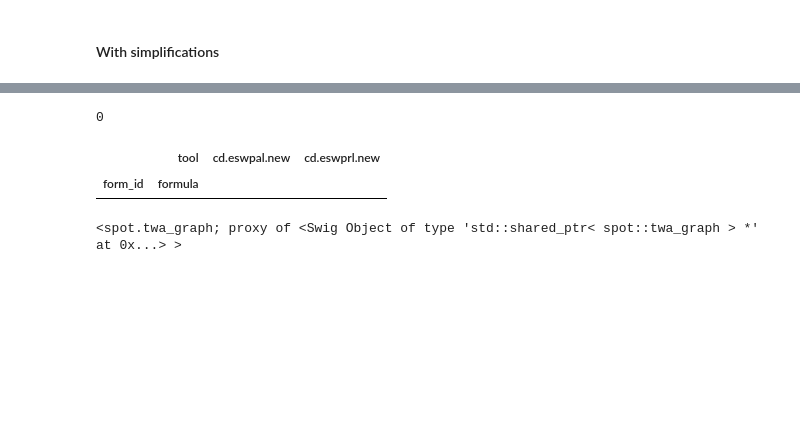
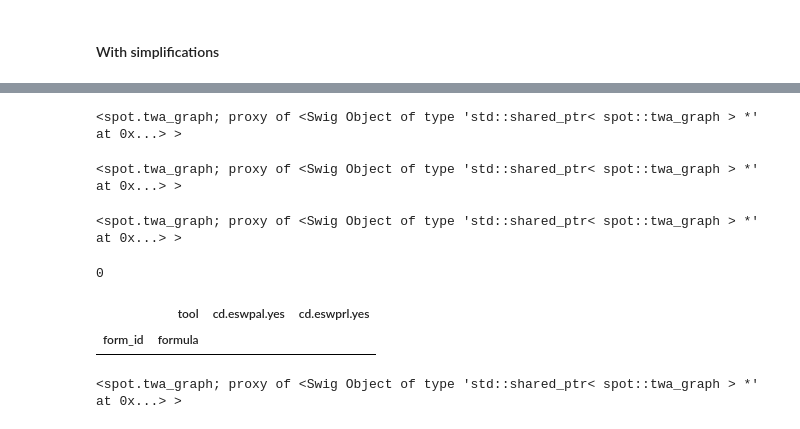
Before and after one commit to mklokocka/seminator, a Jupyter notebook: Run_comparison_nondet.ipynb, the cells around one changed output, grey strips where cells are left out. Drawn from its saved outputs; the diff is of its cells as text; code cells hidden in the pictures; blank space fills up the shorter version.

```diff
--- a/Run_comparison_nondet.ipynb
+++ b/Run_comparison_nondet.ipynb
@@ -78,7 +78,7 @@ d = {
 tools = {}
 
 for (name, cmd) in d.items():
-    for level in ['no','yes','new']:
+    for level in ['no','yes']:#,'new']:
         tools[f'cd.{name}.{level}'] = simpl(cd(cmd), level, simp_cd) + end
         tools[f'sd.{name}.{level}'] = simpl(sd(cmd), level, simp_sd) + end
 
@@ -319,13 +340,28 @@ todo
+# %%
+r = runners['random_nd']
+f = r.form_of_id(10)
+spot.translate(f)
+# %% [output]
+<spot.twa_graph; proxy of <Swig Object of type 'std::shared_ptr< spot::twa_graph > *' at 0x...> >
+# %%
+r.aut_for_id(10, 'cd.ltl2ldba.yes')
+# %% [output]
+<spot.twa_graph; proxy of <Swig Object of type 'std::shared_ptr< spot::twa_graph > *' at 0x...> >
+# %%
+a = r.aut_for_id(10, 'cd.eswprl.yes')
+spot.highlight_nondet_states(a, 2); a
+# %% [output]
+<spot.twa_graph; proxy of <Swig Object of type 'std::shared_ptr< spot::twa_graph > *' at 0x...> >
 # %%
 rr = runners['random_nd']
 reuse = "cd.eswprl"
 avoid = "cd.eswpal"
-diff = rr.smaller_than(f'{avoid}.new',f'{reuse}.new')
+diff = rr.smaller_than(f'{avoid}.yes',f'{reuse}.yes')
 print(diff.size)
 diff
 # %% [output]
 0
-|  | tool | cd.eswpal.new | cd.eswprl.new |
+|  | tool | cd.eswpal.yes | cd.eswprl.yes |
 | form_id | formula |  |  |
 # %%
 rr.aut_for_id(0,f'{reuse}.no')
```
Also changed, not shown: parts of 19 cells of this notebook, 4 other files.
